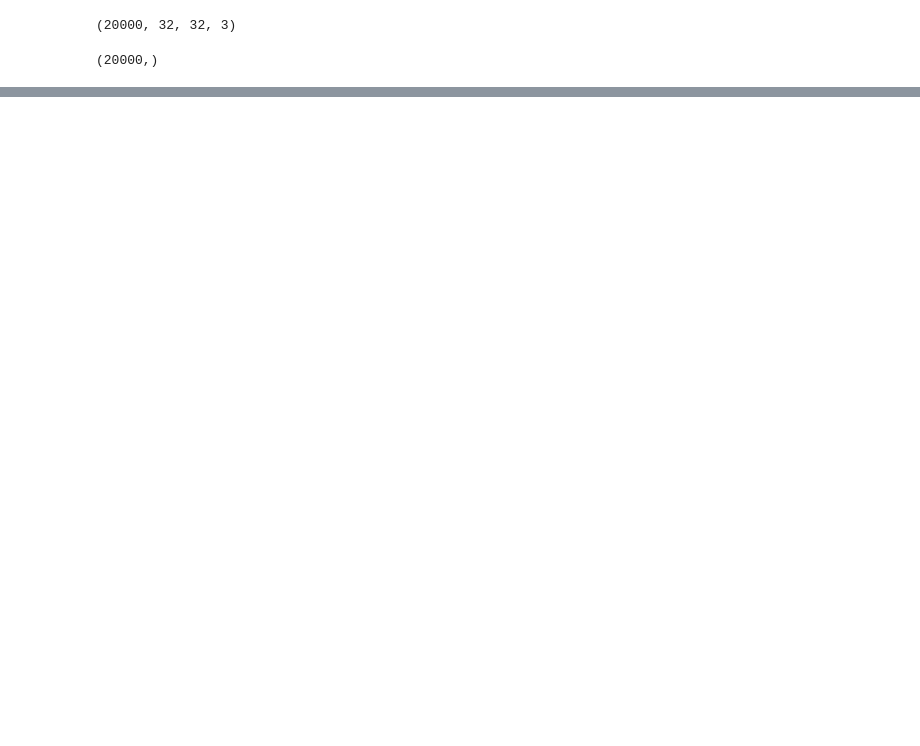
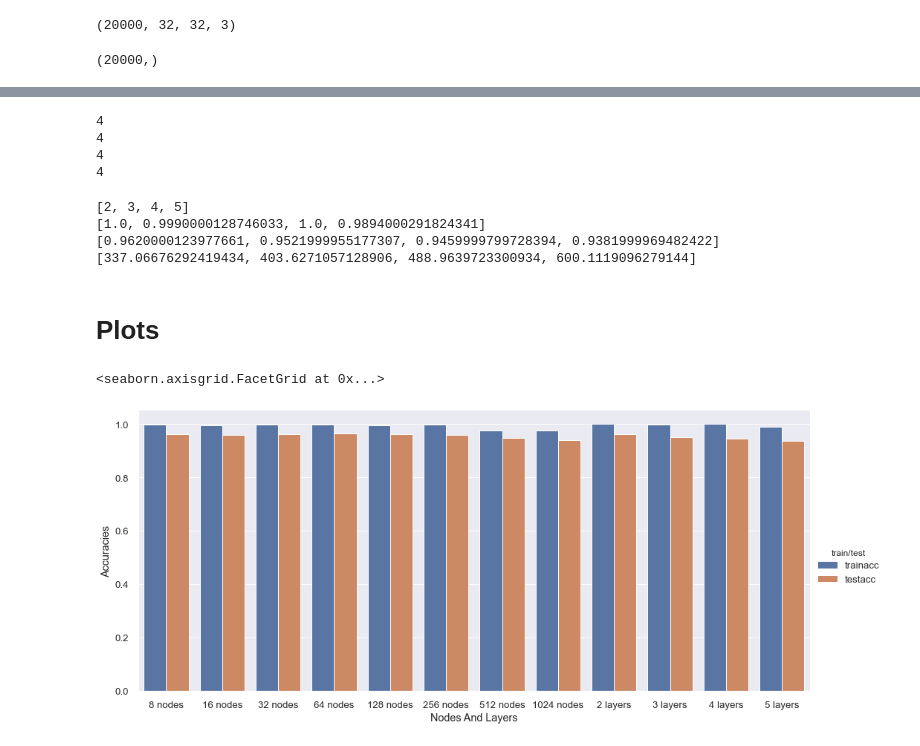
Before and after one commit to jatingupta-2000/DL-Labs, a Jupyter notebook: E18CSE140_DL_Lab5.ipynb, the cells around one changed output, grey strips where cells are left out. Cells and saved outputs as stored; diff of their text form; code cells hidden in the pictures; blank space fills up the shorter version.

Commit message:
Added plots. Completed

```diff
--- a/E18CSE140_DL_Lab5.ipynb
+++ b/E18CSE140_DL_Lab5.ipynb
@@ -41,0 +116,14 @@ print(y_test.shape)
+# %%
+nodes=[8, 16, 32, 64, 128, 256, 512,1024]
+# %%
+for i in nodes:
+    model=Sequential()
+    model.add(Dense(i,input_shape=X_train.shape[1:],activation='sigmoid'))
+    model.add(Flatten())
+    model.add(Dense(10, activation='softmax'))
+    model.compile(optimizer='adam',loss='categorical_crossentropy',metrics=['accuracy'])
+    t=time.time()
+    model.fit(X_train,y_train,epochs=100)
+    timesnodes.append(time.time()-t)
+    trainaccnodes.append(model.evaluate(X_train,y_train)[1])
+    testaccnodes.append(model.evaluate(X_test,y_test)[1])
@@ -41,0 +170,15 @@ print(y_test.shape)
+# %%
+layers=[2,3,4,5]
+# %%
+for i in range(len(layers)):
+    model=Sequential()
+    for i in range(layers[i]):
+        model.add(Dense(32,input_shape=X_train.shape[1:],activation='sigmoid'))
+    model.add(Flatten())
+    model.add(Dense(10, activation='softmax'))
+    model.compile(optimizer='adam',loss='categorical_crossentropy',metrics=['accuracy'])
+    t=time.time()
+    model.fit(X_train,y_train,epochs=100)
+    timeslayers.append(time.time()-t)
+    trainacclayers.append(model.evaluate(X_train,y_train)[1])
+    testacclayers.append(model.evaluate(X_test,y_test)[1])
@@ -41,0 +203,39 @@ print(y_test.shape)
+# %%
+print(len(layers))
+print(len(trainacclayers))
+print(len(testacclayers))
+print(len(timeslayers))
+# %% [output]
+4
+4
+4
+4
+# %%
+print(layers)
+print(trainacclayers)
+print(testacclayers)
+print(timeslayers)
+# %% [output]
+[2, 3, 4, 5]
+[1.0, 0.9990000128746033, 1.0, 0.9894000291824341]
+[0.9620000123977661, 0.9521999955177307, 0.9459999799728394, 0.9381999969482422]
+[337.06676292419434, 403.6271057128906, 488.9639723300934, 600.1119096279144]
+# %% [markdown]
+# Plots
+# %%
+import matplotlib.pyplot as plt
+import seaborn as sns
+plt.style.use('seaborn')
+layers=[str(i) for i in layers]
+nodes=[str(i) for i in nodes]
+sns.set(font_scale=1.2)
+data={'Nodes And Layers':[str(i)+" nodes" for i in nodes]+[str(i)+" layers" for i in layers]
+      ,'trainacc':trainaccnodes+trainacclayers
+      ,'testacc':testaccnodes+testacclayers}
+df=pd.DataFrame(data)
+df = pd.melt(df, id_vars="Nodes And Layers", var_name="train/test", value_name="Accuracies")
+sns.catplot(x='Nodes And Layers', y='Accuracies', hue='train/test',
+            data=df, kind='bar',height=6.27, aspect=13.7/6.27)
+# %% [output]
+<seaborn.axisgrid.FacetGrid at 0x...>
+[figure, added]
```
Also changed, not shown: parts of 17 cells of this notebook.
